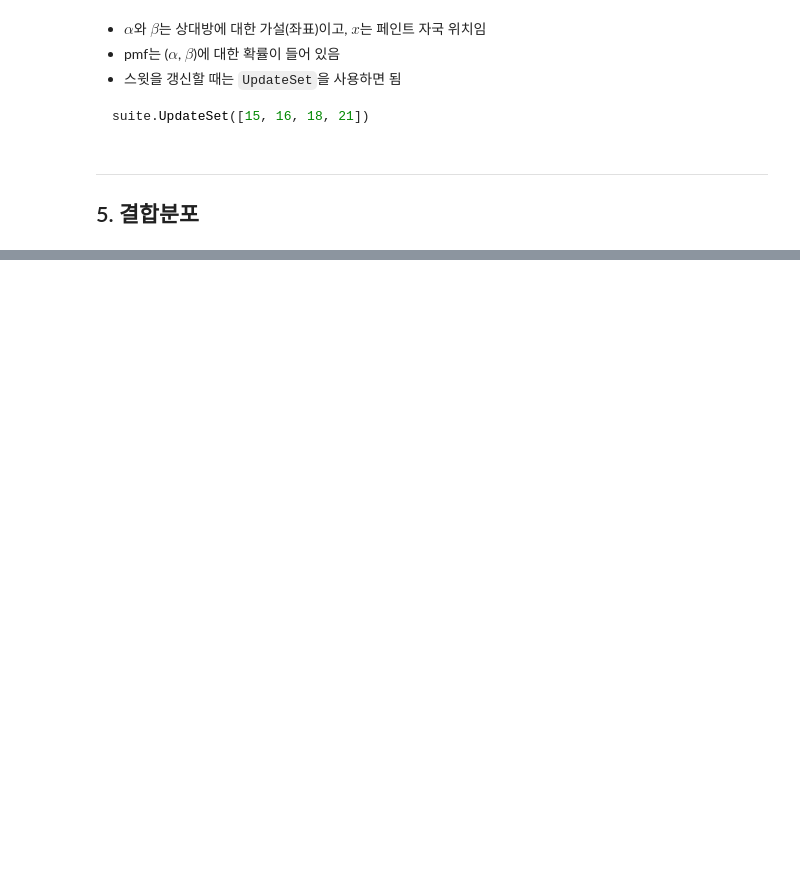
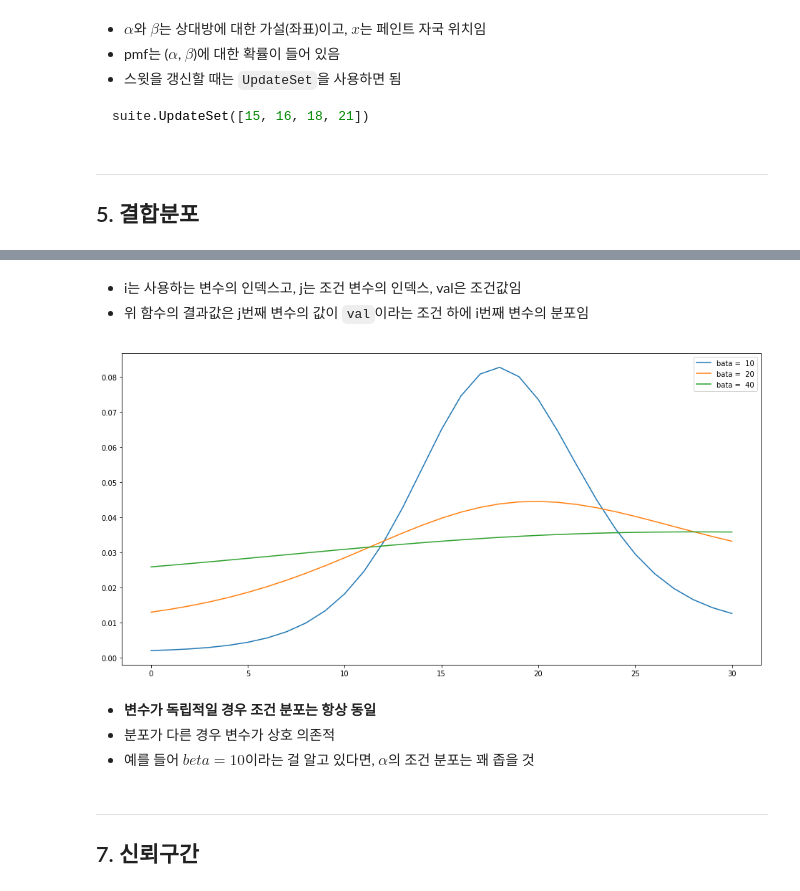
Before and after one commit to kookoowaa/Algorithms, a Jupyter notebook: Bayesian_approach/09 Two dimensions.ipynb, the cells around one changed output, grey strips where cells are left out. Cells and saved outputs as stored; diff of their text form; code cells hidden in the pictures; blank space fills up the shorter version.

````diff
--- a/Bayesian_approach/09 Two dimensions.ipynb
+++ b/Bayesian_approach/09 Two dimensions.ipynb
@@ -126,6 +127,34 @@ def Likelihood(self, data, hypo):
 ```python
 suite.UpdateSet([15, 16, 18, 21])
 ```
+# %%
+class Paintball(thinkbayes.Suite, thinkbayes.Joint):
+
+    def __init__(self, alphas, betas, locations):
+        self.locations = locations
+        pairs = [(alpha, beta) for alpha in alphas for beta in betas]
+        thinkbayes.Suite.__init__(self, pairs)
+
+    def StrafingSpeed(alpha, beta, x):
+        theta = math.atan2(x - alpha, beta)
+        speed = beta / math.cos(theta)**2
+        return speed
+
+    def MakeLocationPmf(alpha, beta, locations):
+        pmf = thinkbayes.Pmf()
+        for x in locations:
+            prob = 1.0 / StrafingSpeed(alpha, beta, x)
+            pmf.Set(x, prob)
+
+        pmf.Normalize()
+        return pmf
+
+    def Likelihood(self, data, hypo):
+        alpha, beta = hypo
+        x = data
+        pmf = MakeLocationPmf(alpha, beta, self.locations)
+        like = pmf.Prob(x)
+        return like
 # %% [markdown]
 ___
 ## 5. 결합분포
@@ -131,0 +226,17 @@ ___
+# %% [markdown]
+- i는 사용하는 변수의 인덱스고, j는 조건 변수의 인덱스, val은 조건값임
+- 위 함수의 결과값은 j번째 변수의 값이 `val`이라는 조건 하에 i번째 변수의 분포임
+# %%
+betas = [10, 20, 40]
+for beta in betas:
+    cond = suite.Conditional(0, 1, beta)
+    sns.lineplot(x = list(cond.d.keys()), y = list(cond.d.values()), label = 'bata =  {}'.format(beta))
+# %% [output]
+[figure, added]
+# %% [markdown]
+- **변수가 독립적일 경우 조건 분포는 항상 동일**
+- 분포가 다른 경우 변수가 상호 의존적
+- 예를 들어 $beta = 10$이라는 걸 알고 있다면, $\alpha$의 조건 분포는 꽤 좁을 것
+# %% [markdown]
+___
+## 7. 신뢰구간
````
Also changed, not shown: parts of 17 cells of this notebook.
